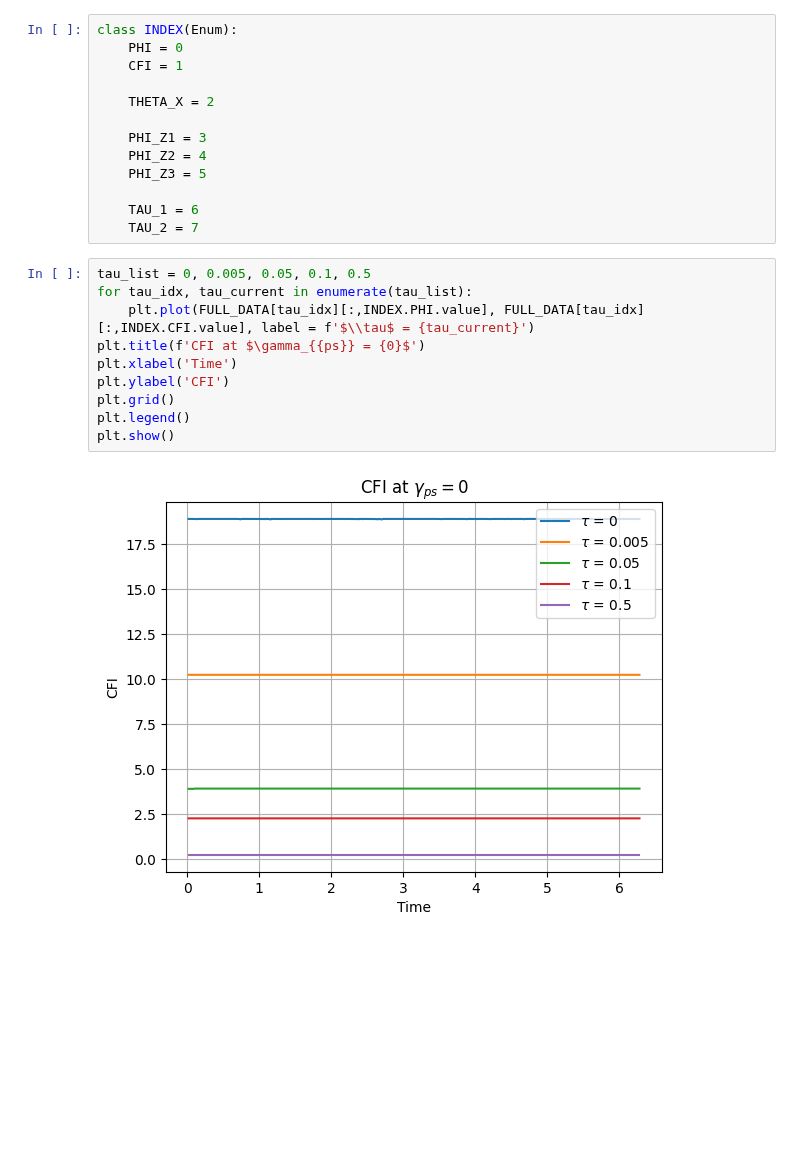
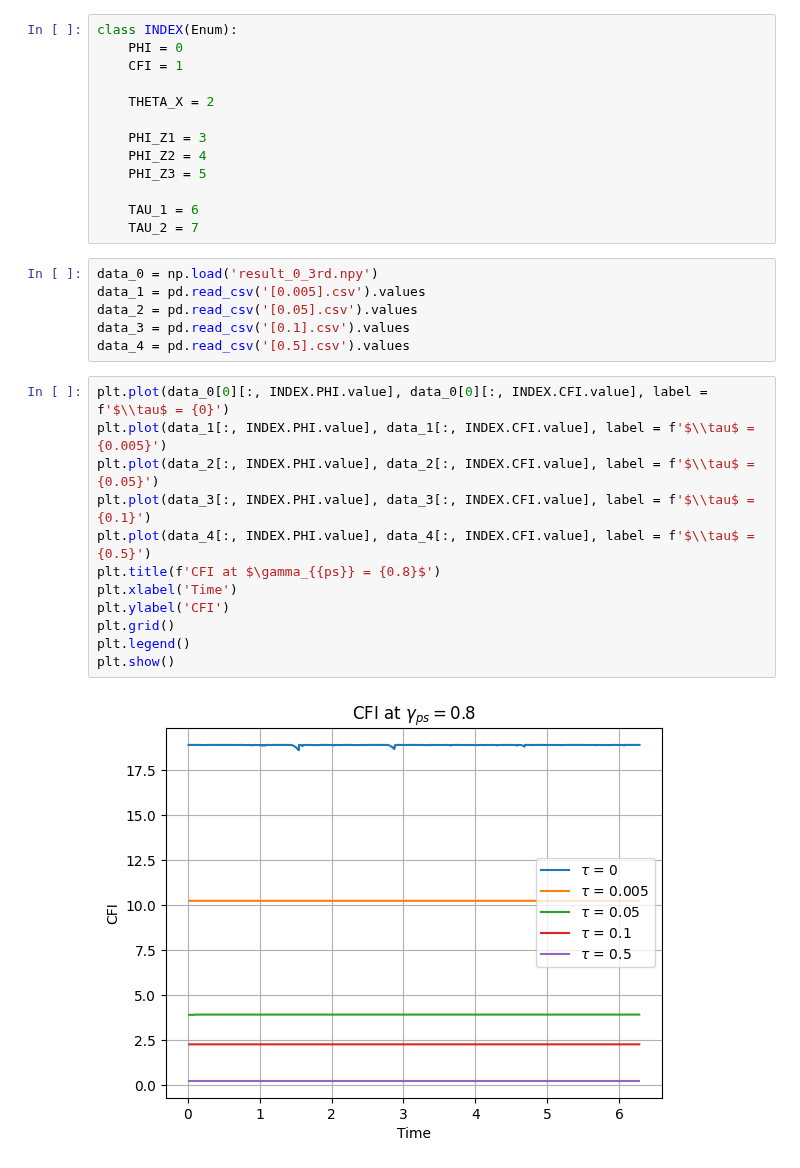
Before and after one commit to iridescent0923/Quantum_Optimization, a Jupyter notebook: Pennylane_Workspace/complete/[3-qubit]/[3rd_hamiltonian]/[ps=0.8]/plot_[ps=0.8].ipynb, the cells around one changed output. Drawn from its saved outputs; the diff is of its cells as text; blank space fills up the shorter version.

```diff
--- a/Pennylane_Workspace/complete/[3-qubit]/[3rd_hamiltonian]/[ps=0.8]/plot_[ps=0.8].ipynb
+++ b/Pennylane_Workspace/complete/[3-qubit]/[3rd_hamiltonian]/[ps=0.8]/plot_[ps=0.8].ipynb
@@ -39,16 +19,24 @@ class INDEX(Enum):
 
     TAU_1 = 6
     TAU_2 = 7
-# %%
-tau_list = 0, 0.005, 0.05, 0.1, 0.5
-for tau_idx, tau_current in enumerate(tau_list):
-    plt.plot(FULL_DATA[tau_idx][:,INDEX.PHI.value], FULL_DATA[tau_idx][:,INDEX.CFI.value], label = f'$\\tau$ = {tau_current}')
-plt.title(f'CFI at $\gamma_{{ps}} = {0}$')
-plt.xlabel('Time')
-plt.ylabel('CFI')
-plt.grid()
-plt.legend()
-plt.show()
-# %% [output]
-[figure, removed]
+# %%
+data_0 = np.load('result_0_3rd.npy')
+data_1 = pd.read_csv('[0.005].csv').values
+data_2 = pd.read_csv('[0.05].csv').values
+data_3 = pd.read_csv('[0.1].csv').values
+data_4 = pd.read_csv('[0.5].csv').values
+# %%
+plt.plot(data_0[0][:, INDEX.PHI.value], data_0[0][:, INDEX.CFI.value], label = f'$\\tau$ = {0}')
+plt.plot(data_1[:, INDEX.PHI.value], data_1[:, INDEX.CFI.value], label = f'$\\tau$ = {0.005}')
+plt.plot(data_2[:, INDEX.PHI.value], data_2[:, INDEX.CFI.value], label = f'$\\tau$ = {0.05}')
+plt.plot(data_3[:, INDEX.PHI.value], data_3[:, INDEX.CFI.value], label = f'$\\tau$ = {0.1}')
+plt.plot(data_4[:, INDEX.PHI.value], data_4[:, INDEX.CFI.value], label = f'$\\tau$ = {0.5}')
+plt.title(f'CFI at $\gamma_{{ps}} = {0.8}$')
+plt.xlabel('Time')
+plt.ylabel('CFI')
+plt.grid()
+plt.legend()
+plt.show()
+# %% [output]
+[figure, added]
 # %%
```
Also changed, not shown: parts of 7 cells of this notebook, 19 other files.
